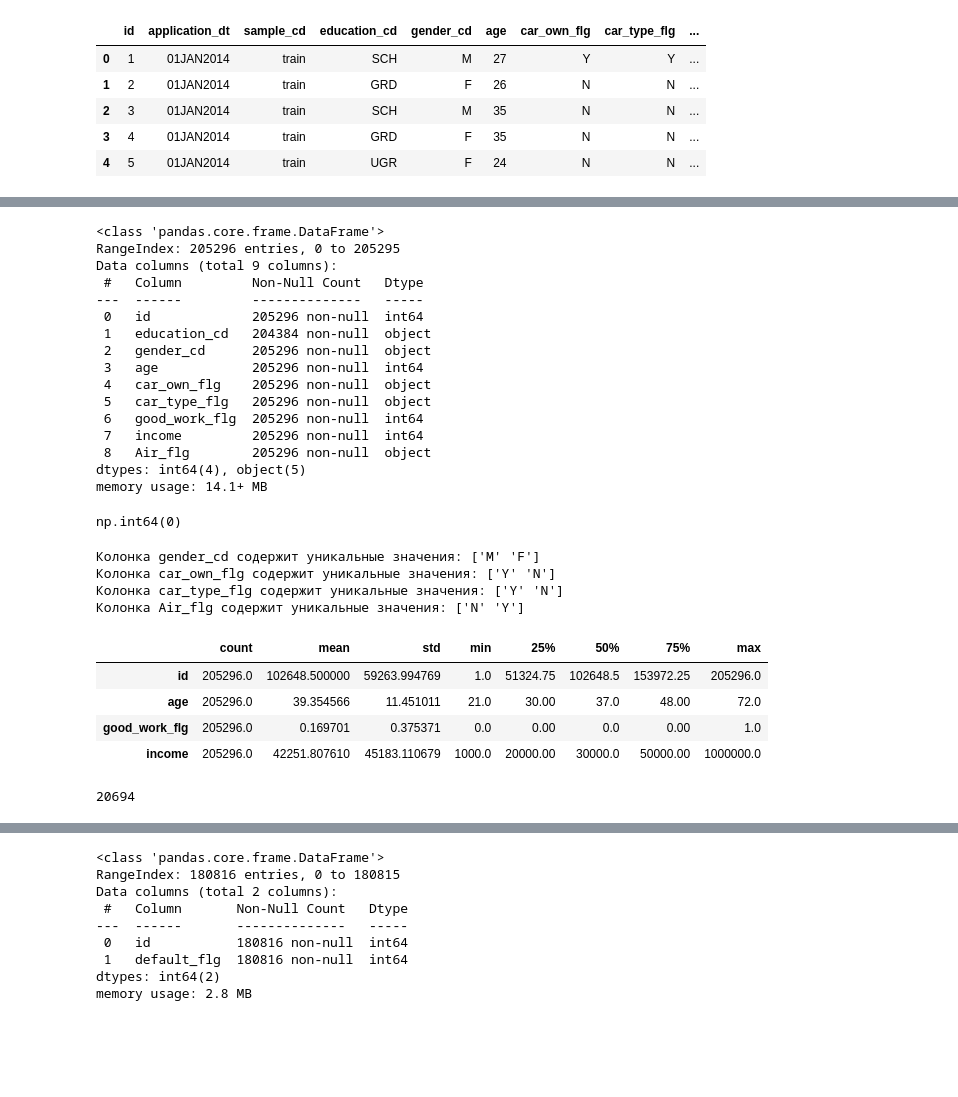
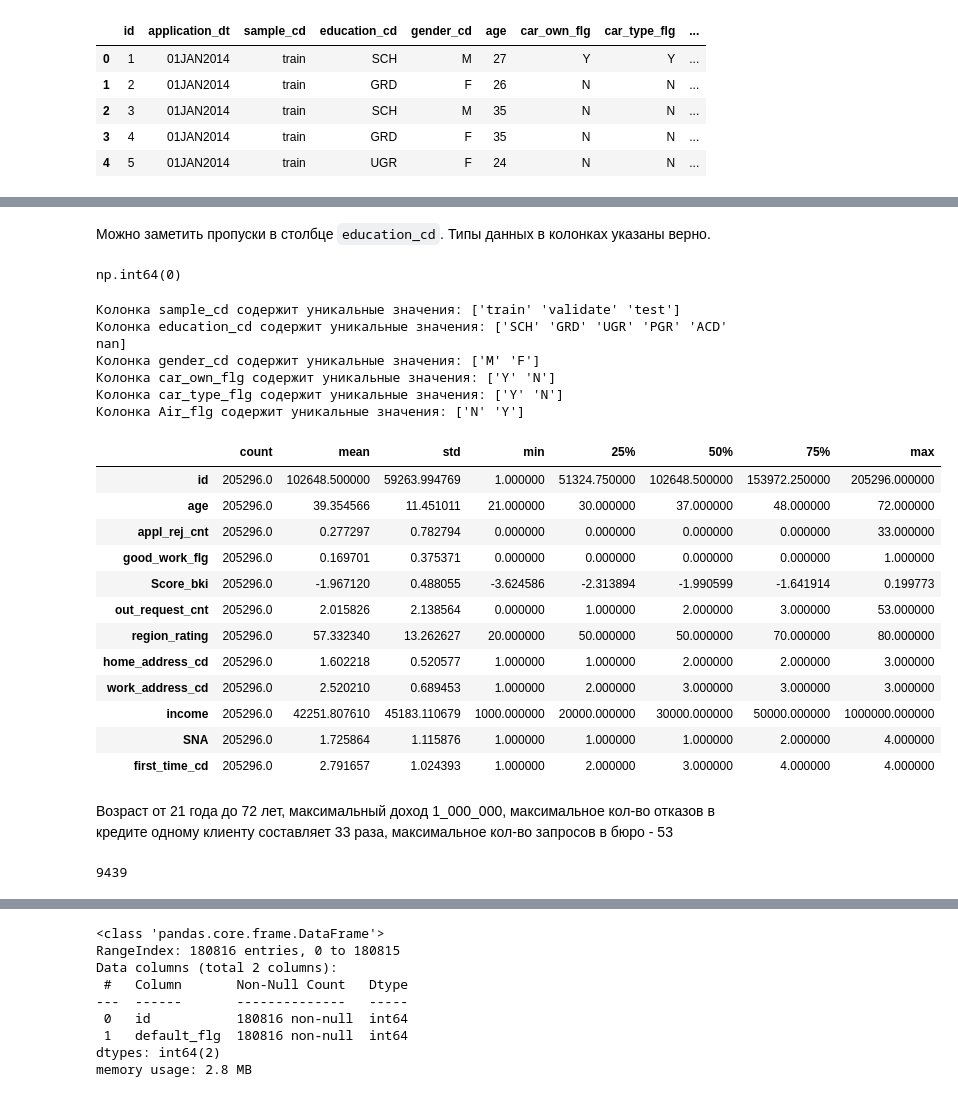
Before and after one commit to NikolaiUsov/credit_scoring, a Jupyter notebook: EDA.ipynb, the cells around one changed output, grey strips where cells are left out. Saved outputs shown, nothing was run; the diff lists cells and outputs as text; code cells hidden in the pictures; blank space fills up the shorter version.

```diff
--- a/EDA.ipynb
+++ b/EDA.ipynb
@@ -84,20 +74,3 @@ data.sample(5)
-# %%
-data.info()
-# %% [output]
-<class 'pandas.core.frame.DataFrame'>
-RangeIndex: 205296 entries, 0 to 205295
-Data columns (total 9 columns):
- #   Column         Non-Null Count   Dtype
----  ------         --------------   -----
- 0   id             205296 non-null  int64
- 1   education_cd   204384 non-null  object
- 2   gender_cd      205296 non-null  object
- 3   age            205296 non-null  int64
- 4   car_own_flg    205296 non-null  object
- 5   car_type_flg   205296 non-null  object
- 6   good_work_flg  205296 non-null  int64
- 7   income         205296 non-null  int64
- 8   Air_flg        205296 non-null  object
-dtypes: int64(4), object(5)
-memory usage: 14.1+ MB
+# %% [markdown]
+Можно заметить пропуски в столбце `education_cd`. Типы данных в колонках указаны верно.
 # %%
@@ -105,22 +79,37 @@ data.duplicated().sum()
 # %% [output]
 np.int64(0)
 # %%
-for i in data[["gender_cd", "car_own_flg", "car_type_flg", "Air_flg"]]:
-    print(f'Колонка {i} содержит уникальные значения: {data[i].unique()}')
+# Посмотрим на категориальные признаки
+for i in application_info.drop('application_dt', axis=1).select_dtypes(exclude='number'):
+    print(f'Колонка {i} содержит уникальные значения: {application_info[i].unique()}')
 # %% [output]
+Колонка sample_cd содержит уникальные значения: ['train' 'validate' 'test']
+Колонка education_cd содержит уникальные значения: ['SCH' 'GRD' 'UGR' 'PGR' 'ACD' nan]
 Колонка gender_cd содержит уникальные значения: ['M' 'F']
 Колонка car_own_flg содержит уникальные значения: ['Y' 'N']
 Колонка car_type_flg содержит уникальные значения: ['Y' 'N']
 Колонка Air_flg содержит уникальные значения: ['N' 'Y']
 # %%
-data.describe().T
+# Посмотрим на статистическую информацию числовых признаков
+application_info.select_dtypes(include='number').describe().T
 # %% [output]
 |  | count | mean | std | min | 25% | 50% | 75% | max |
-| id | 205296.0 | 102648.500000 | 59263.994769 | 1.0 | 51324.75 | 102648.5 | 153972.25 | 205296.0 |
-| age | 205296.0 | 39.354566 | 11.451011 | 21.0 | 30.00 | 37.0 | 48.00 | 72.0 |
-| good_work_flg | 205296.0 | 0.169701 | 0.375371 | 0.0 | 0.00 | 0.0 | 0.00 | 1.0 |
-| income | 205296.0 | 42251.807610 | 45183.110679 | 1000.0 | 20000.00 | 30000.0 | 50000.00 | 1000000.0 |
+| id | 205296.0 | 102648.500000 | 59263.994769 | 1.000000 | 51324.750000 | 102648.500000 | 153972.250000 | 205296.000000 |
+| age | 205296.0 | 39.354566 | 11.451011 | 21.000000 | 30.000000 | 37.000000 | 48.000000 | 72.000000 |
+| appl_rej_cnt | 205296.0 | 0.277297 | 0.782794 | 0.000000 | 0.000000 | 0.000000 | 0.000000 | 33.000000 |
+| good_work_flg | 205296.0 | 0.169701 | 0.375371 | 0.000000 | 0.000000 | 0.000000 | 0.000000 | 1.000000 |
+| Score_bki | 205296.0 | -1.967120 | 0.488055 | -3.624586 | -2.313894 | -1.990599 | -1.641914 | 0.199773 |
+| out_request_cnt | 205296.0 | 2.015826 | 2.138564 | 0.000000 | 1.000000 | 2.000000 | 3.000000 | 53.000000 |
+| region_rating | 205296.0 | 57.332340 | 13.262627 | 20.000000 | 50.000000 | 50.000000 | 70.000000 | 80.000000 |
+| home_address_cd | 205296.0 | 1.602218 | 0.520577 | 1.000000 | 1.000000 | 2.000000 | 2.000000 | 3.000000 |
+| work_address_cd | 205296.0 | 2.520210 | 0.689453 | 1.000000 | 2.000000 | 3.000000 | 3.000000 | 3.000000 |
+| income | 205296.0 | 42251.807610 | 45183.110679 | 1000.000000 | 20000.000000 | 30000.000000 | 50000.000000 | 1000000.000000 |
+| SNA | 205296.0 | 1.725864 | 1.115876 | 1.000000 | 1.000000 | 1.000000 | 2.000000 | 4.000000 |
+| first_time_cd | 205296.0 | 2.791657 | 1.024393 | 1.000000 | 2.000000 | 3.000000 | 4.000000 | 4.000000 |
-# %%
-data.query('income > 75000').shape[0]
-# %% [output]
-20694
+# %% [markdown]
+Возраст от 21 года до 72 лет, максимальный доход 1_000_000, максимальное кол-во отказов в кредите одному клиенту составляет 33 раза, максимальное кол-во запросов в бюро - 53
+# %%
+# Посмотрим на кол-во заявителей с доходом свыше 100_000
+application_info.query('income > 100_000').shape[0]
+# %% [output]
+9439
```
Also changed, not shown: parts of 85 cells of this notebook, 4 other files.
